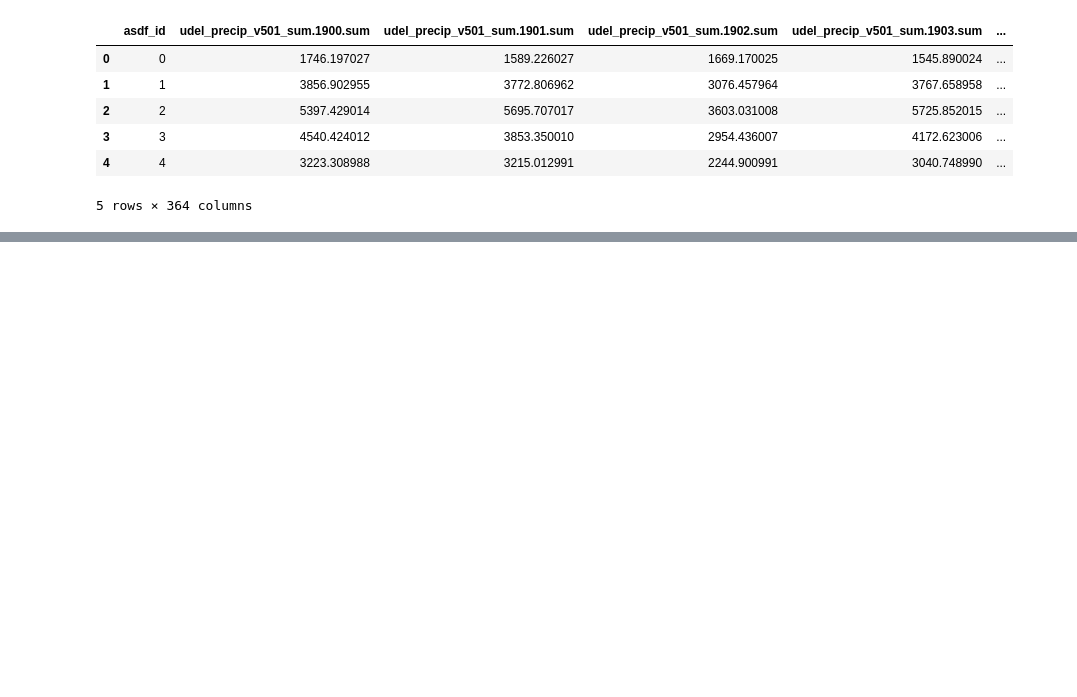
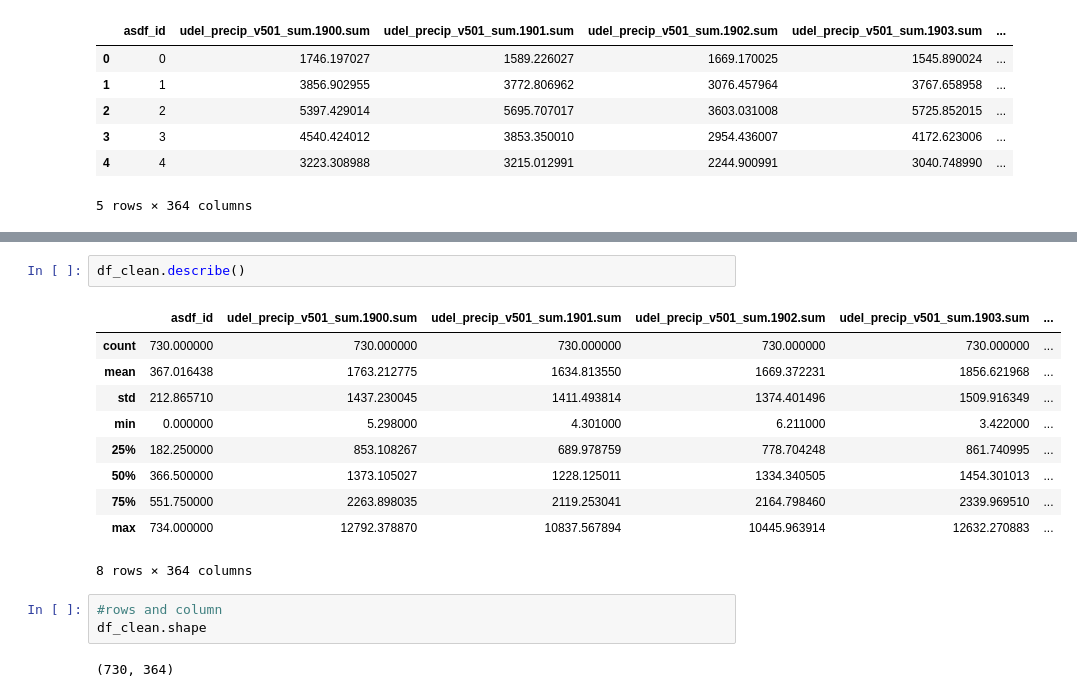
Before and after one commit to GHOST-696969/-District-Level-Climate-Risk-Profiling-for-Indian-Agriculture, a Jupyter notebook: main.ipynb, the cells around one changed output, grey strips where cells are left out. Drawn from its saved outputs; the diff is of its cells as text; blank space fills up the shorter version.

```diff
--- a/main.ipynb
+++ b/main.ipynb
@@ -124,0 +144,18 @@ df_clean.head()
+# %%
+df_clean.describe()
+# %% [output]
+|  | asdf_id | udel_precip_v501_sum.1900.sum | udel_precip_v501_sum.1901.sum | udel_precip_v501_sum.1902.sum | udel_precip_v501_sum.1903.sum | ... |
+| count | 730.000000 | 730.000000 | 730.000000 | 730.000000 | 730.000000 | ... |
+| mean | 367.016438 | 1763.212775 | 1634.813550 | 1669.372231 | 1856.621968 | ... |
+| std | 212.865710 | 1437.230045 | 1411.493814 | 1374.401496 | 1509.916349 | ... |
+| min | 0.000000 | 5.298000 | 4.301000 | 6.211000 | 3.422000 | ... |
+| 25% | 182.250000 | 853.108267 | 689.978759 | 778.704248 | 861.740995 | ... |
+| 50% | 366.500000 | 1373.105027 | 1228.125011 | 1334.340505 | 1454.301013 | ... |
+| 75% | 551.750000 | 2263.898035 | 2119.253041 | 2164.798460 | 2339.969510 | ... |
+| max | 734.000000 | 12792.378870 | 10837.567894 | 10445.963914 | 12632.270883 | ... |
+8 rows × 364 columns
+# %%
+#rows and column
+df_clean.shape
+# %% [output]
+(730, 364)
```
Also changed, not shown: parts of 9 cells of this notebook.
